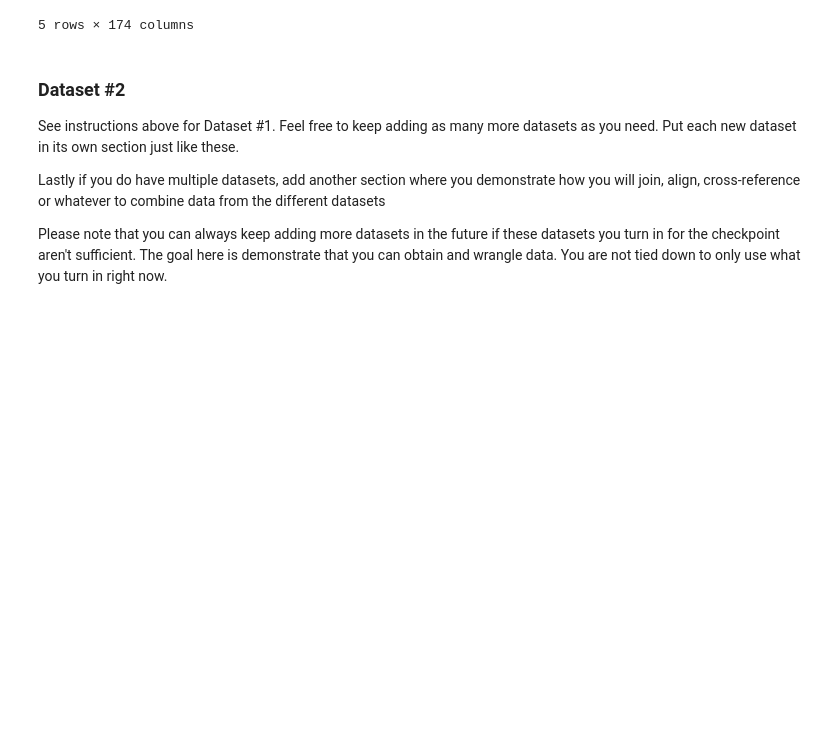
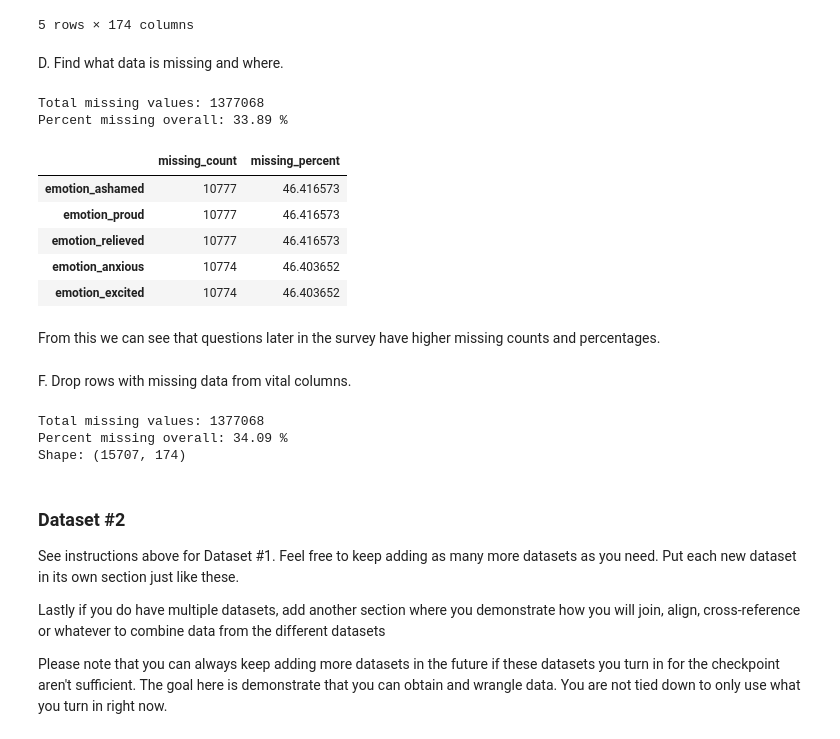
Before and after one commit to miatrn20/Group123_WI26, a Jupyter notebook: 01-DataCheckpoint.ipynb, the cells around one changed output. Saved outputs shown, nothing was run; the diff lists cells and outputs as text; code cells hidden in the pictures; blank space fills up the shorter version.

Commit message:
Data Set 1 Wrangling pt 2

```diff
--- a/01-DataCheckpoint.ipynb
+++ b/01-DataCheckpoint.ipynb
@@ -379,6 +370,55 @@ df.head()
 | 3 | Afghanistan | 1.0 | 18.0 | Ecuador | Universidad Indoamerica., Faculta... | 2.0 | 1.0 | ... |
 | 4 | Afghanistan | 2.0 | 26.0 | Spain | De vigo universidad | 1.0 | 2.0 | ... |
 5 rows × 174 columns
+# %% [markdown]
+D. Find what data is missing and where.
+# %%
+total_missing = df.isna().sum().sum()
+total_cells = df.shape[0] * df.shape[1]
+
+print('Total missing values:', total_missing)
+print('Percent missing overall:', round((total_missing / total_cells) * 100, 2), '%')
+
+missing_summary = pd.DataFrame({'missing_count': df.isna().sum(),
+'missing_percent': df.isna().mean() * 100
+}).sort_values('missing_percent', ascending=False)
+
+missing_summary.head()
+# %% [output]
+Total missing values: 1377068
+Percent missing overall: 33.89 %
+|  | missing_count | missing_percent |
+| emotion_ashamed | 10777 | 46.416573 |
+| emotion_proud | 10777 | 46.416573 |
+| emotion_relieved | 10777 | 46.416573 |
+| emotion_anxious | 10774 | 46.403652 |
+| emotion_excited | 10774 | 46.403652 |
+# %% [markdown]
+From this we can see that questions later in the survey have higher missing counts and percentages.
+# %% [markdown]
+F. Drop rows with missing data from vital columns.
+# %%
+total_missing = df.isna().sum().sum()
+total_cells = df.shape[0] * df.shape[1]
+
+print("Total missing values:", total_missing)
+print("Percent missing overall:", round((total_missing / total_cells) * 100, 2), "%")
+
+subset_vital = [
+    'country_study',
+    'use_frequency',
+    'use_academic',
+    'use_summarize',
+    'use_study',
+    'use_coding'
+]
+
+df = df.dropna(subset=subset_vital)
+print('Shape:', df.shape)
+# %% [output]
+Total missing values: 1377068
+Percent missing overall: 34.09 %
+Shape: (15707, 174)
 # %% [markdown]
 ### Dataset #2
 
```
Also changed, not shown: parts of 6 cells of this notebook.
